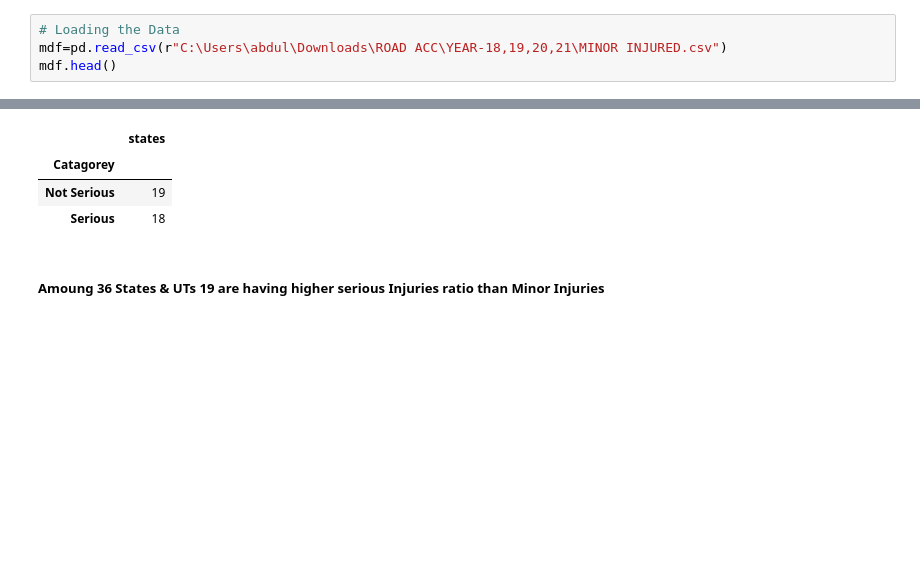
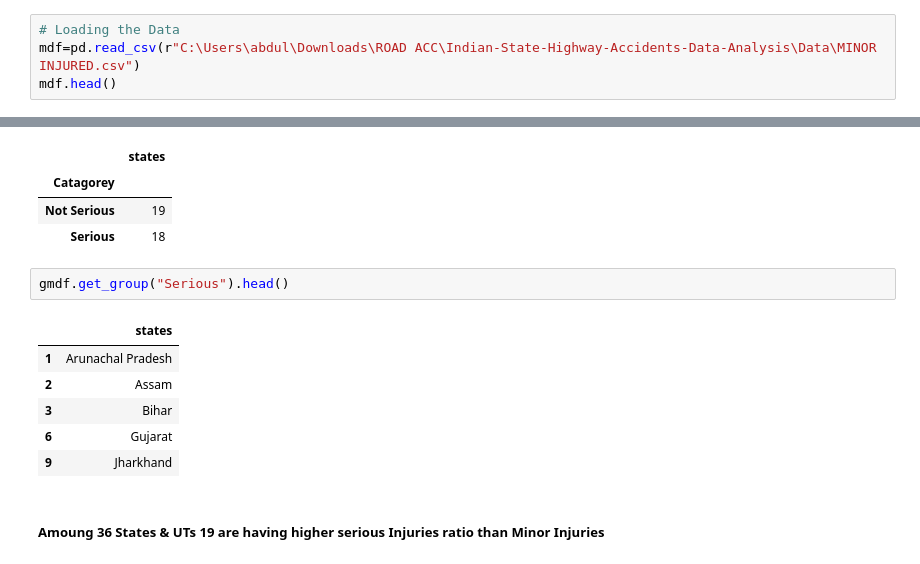
Before and after one commit to Abdulabin/Indian-State-Highway-Accidents-Data-Analysis, a Jupyter notebook: Minor_injured_in_Accident.ipynb, the cells around one changed output, grey strips where cells are left out. Cells and saved outputs as stored; diff of their text form; blank space fills up the shorter version.

```diff
--- a/Minor_injured_in_Accident.ipynb
+++ b/Minor_injured_in_Accident.ipynb
@@ -11,7 +11,7 @@ import matplotlib.pyplot as plt
 import seaborn as sns
 # %%
 # Loading the Data
-mdf=pd.read_csv(r"C:\Users\abdul\Downloads\ROAD ACC\YEAR-18,19,20,21\MINOR INJURED.csv")
+mdf=pd.read_csv(r"C:\Users\abdul\Downloads\ROAD ACC\Indian-State-Highway-Accidents-Data-Analysis\Data\MINOR INJURED.csv")
 mdf.head()
 # %% [output]
 |  | States/UTs | Greviously Injured persons | Minor Injured persons | Total Injured persons |
@@ -333,6 +333,15 @@ gmdf.count()
 | Catagorey |  |
 | Not Serious | 19 |
 | Serious | 18 |
+# %%
+gmdf.get_group("Serious").head()
+# %% [output]
+|  | states |
+| 1 | Arunachal Pradesh |
+| 2 | Assam |
+| 3 | Bihar |
+| 6 | Gujarat |
+| 9 | Jharkhand |
 # %% [markdown]
 ##### Amoung 36 States & UTs 19 are having higher serious Injuries ratio than Minor Injuries
 # %% [markdown]
```
Also changed, not shown: parts of 3 cells of this notebook, 5 other files.
